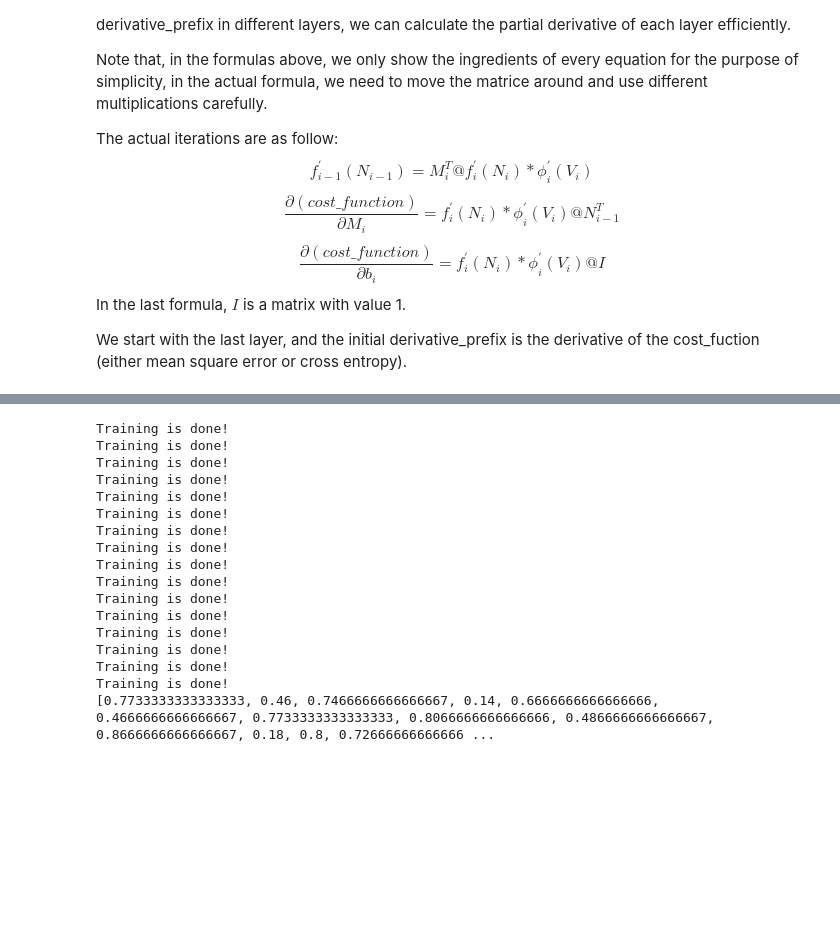
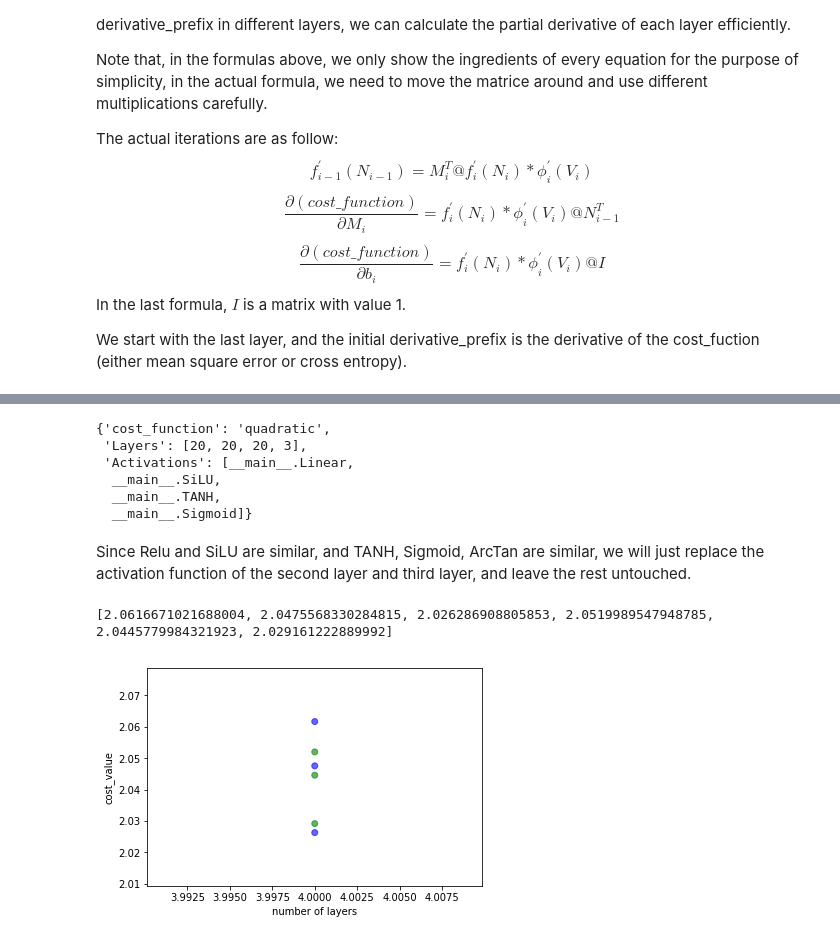
Before and after one commit to jamesothomas/MachineLearningPython, a Jupyter notebook: Lab4/Lab 4.ipynb, the cells around one changed output, grey strips where cells are left out. Saved outputs shown, nothing was run; the diff lists cells and outputs as text; code cells hidden in the pictures; blank space fills up the shorter version.

```diff
--- a/Lab4/Lab 4.ipynb
+++ b/Lab4/Lab 4.ipynb
@@ -360,23 +413,37 @@ KeyboardInterrupt:
+# %%
+best_param_idx = sorted(list(enumerate(cost_list)),key=lambda l:l[1])[0][0]
+best_param = param_test[best_param_idx]
+best_param
+# %% [output]
+{'cost_function': 'quadratic',
+ 'Layers': [20, 20, 20, 3],
+ 'Activations': [__main__.Linear,
+  __main__.SiLU,
+  __main__.TANH,
+  __main__.Sigmoid]}
+# %% [markdown]
+Since Relu and SiLU are similar, and TANH, Sigmoid, ArcTan are similar, we will just replace the activation function of the second layer and third layer, and leave the rest untouched.
+# %%
+param_test = []
+for act1 in [Relu,SiLU]:
+    for act2 in [TANH,Sigmoid,ArcTan]:
+        neuron_list = [20 for i in range(3)] + [3]
+        act_list = [Linear,act1,act2,Sigmoid]
+        tmp_param = {'cost_function':'quadratic','Layers':neuron_list,'Activations':act_list}
+        param_test.append(tmp_param)
 # %%
-import multiprocessing as mp
-pool = mp.Pool(processes=2)
-res = pool.map(estimator,param_test)
-print(res)
+pool = mp.Pool(processes=6)
+cost_list = pool.map(estimator,param_test)
+print(cost_list)
 # %% [output]
-Training is done!
-Training is done!
-Training is done!
-Training is done!
-Training is done!
-Training is done!
-Training is done!
-Training is done!
-Training is done!
-Training is done!
-Training is done!
-Training is done!
-Training is done!
-Training is done!
-Training is done!
-Training is done!
-[0.7733333333333333, 0.46, 0.7466666666666667, 0.14, 0.6666666666666666, 0.4666666666666667, 0.7733333333333333, 0.8066666666666666, 0.4866666666666667, 0.8666666666666667, 0.18, 0.8, 0.72666666666666 ...
+[2.0616671021688004, 2.0475568330284815, 2.026286908805853, 2.0519989547948785, 2.0445779984321923, 2.029161222889992]
+# %%
+x_axis = [len(param_set['Layers']) for param_set in param_test]
+y_axis = cost_list
+c = ['blue' if param_set['Activations'][1]==Relu else 'green' for param_set in param_test]
+plt.scatter(x_axis, y_axis, alpha=0.6,c=c)
+plt.xlabel('number of layers')
+plt.ylabel('cost_value')
+plt.show()
+# %% [output]
+[figure, added]
```
Also changed, not shown: parts of 21 cells of this notebook.
